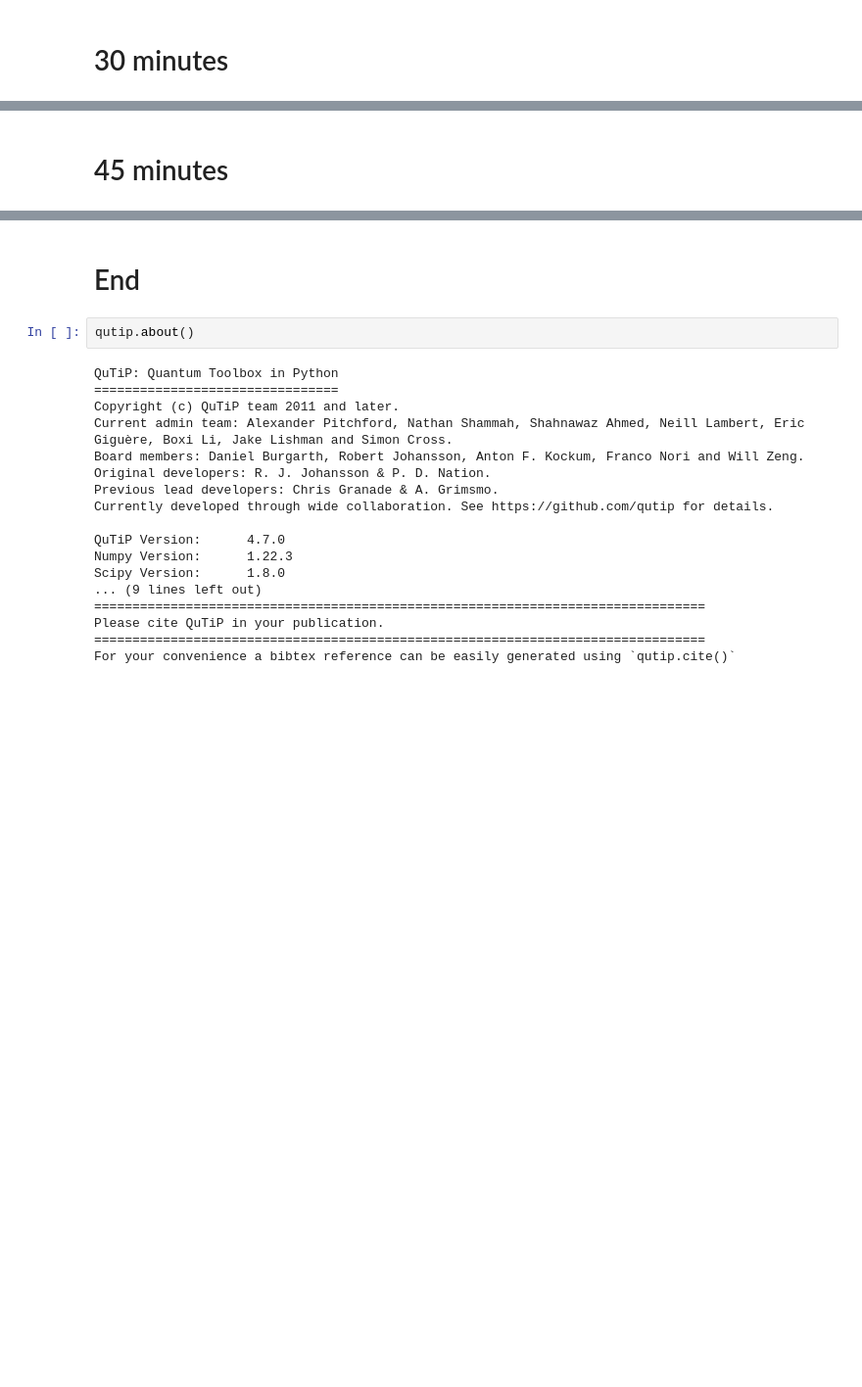
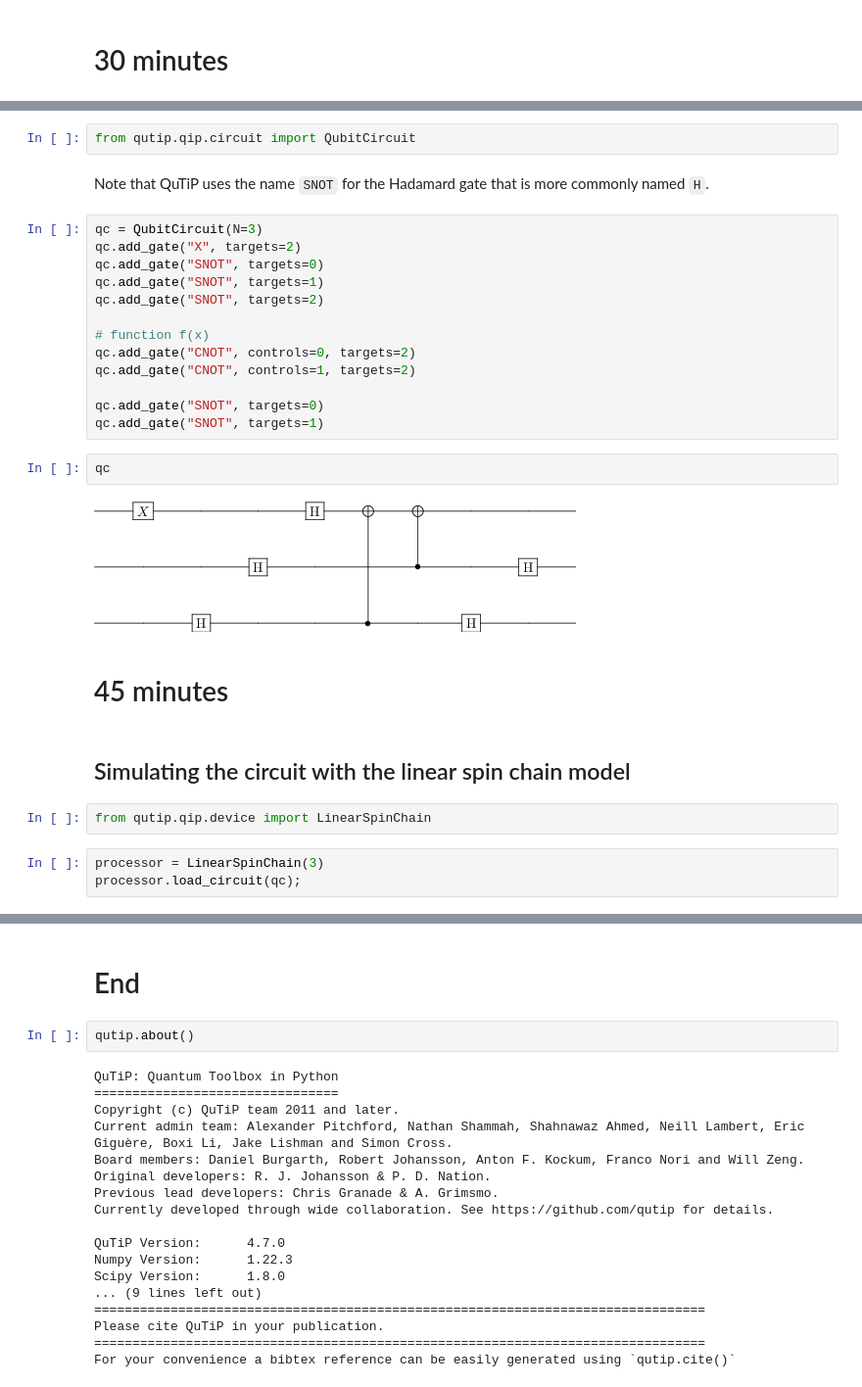
Before and after one commit to hodgestar/qutip-venezuela-2022, a Jupyter notebook: qutip-simulating-circuits-2022-01.ipynb, the cells around one changed output, grey strips where cells are left out. Shown at 98% size. Drawn from its saved outputs; the diff is of its cells as text; blank space fills up the shorter version.

```diff
--- a/qutip-simulating-circuits-2022-01.ipynb
+++ b/qutip-simulating-circuits-2022-01.ipynb
@@ -153,2 +319,30 @@ import qutip
+# %%
+from qutip.qip.circuit import QubitCircuit
+# %% [markdown]
+Note that QuTiP uses the name `SNOT` for the Hadamard gate that is more commonly named `H`.
+# %%
+qc = QubitCircuit(N=3)
+qc.add_gate("X", targets=2)
+qc.add_gate("SNOT", targets=0)
+qc.add_gate("SNOT", targets=1)
+qc.add_gate("SNOT", targets=2)
+
+# function f(x)
+qc.add_gate("CNOT", controls=0, targets=2)
+qc.add_gate("CNOT", controls=1, targets=2)
+
+qc.add_gate("SNOT", targets=0)
+qc.add_gate("SNOT", targets=1)
+# %%
+qc
+# %% [output]
+[figure, added]
 # %% [markdown]
 # 45 minutes
+# %% [markdown]
+## Simulating the circuit with the linear spin chain model
+# %%
+from qutip.qip.device import LinearSpinChain
+# %%
+processor = LinearSpinChain(3)
+processor.load_circuit(qc);
```
Also changed, not shown: parts of 57 cells of this notebook.
